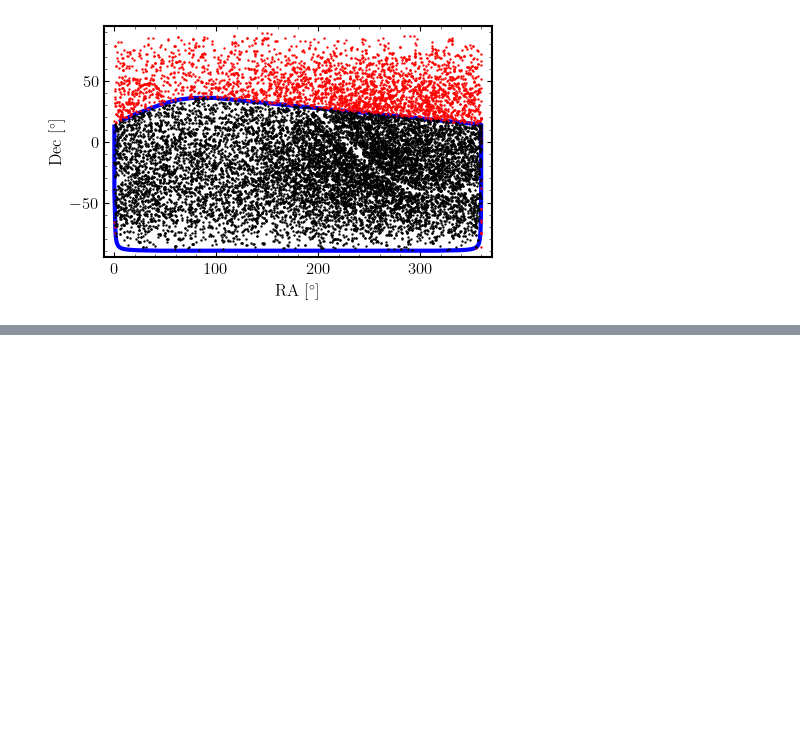
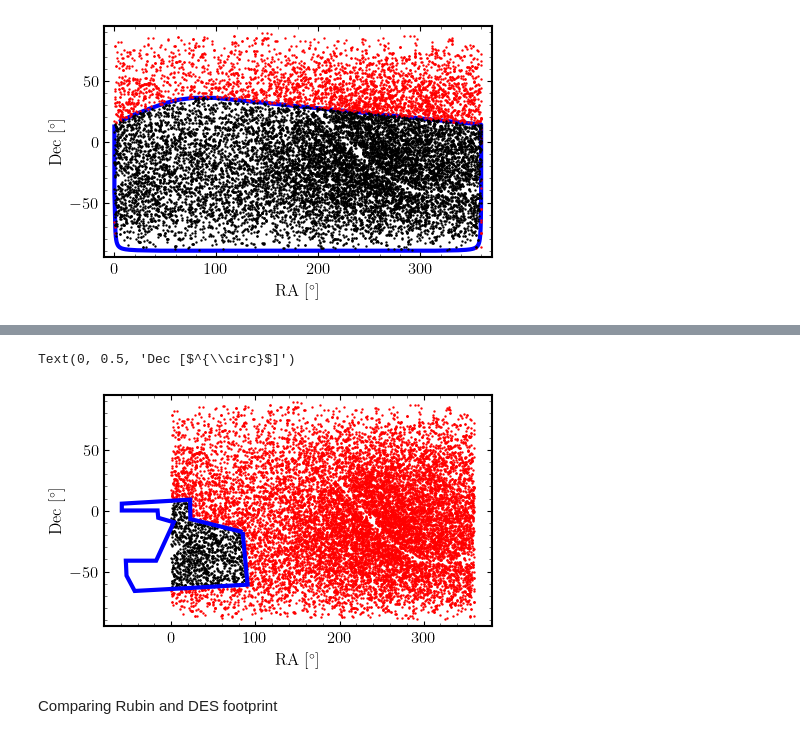
Before and after one commit to dc-broo3/oceanus, a Jupyter notebook: analysis/DES-stream-data.ipynb, the cells around one changed output, grey strips where cells are left out. Drawn from its saved outputs; the diff is of its cells as text; code cells hidden in the pictures; blank space fills up the shorter version.

```diff
--- a/analysis/DES-stream-data.ipynb
+++ b/analysis/DES-stream-data.ipynb
@@ -934,0 +979,22 @@ mollweide_ax.add_patch(outline_patch_lb)
+# %%
+# tank_radec_array = np.array([
+#     (-84.8, -17.5), (-90.7, -60.8),
+#     (-36.0, -63.0), (43.5, -66.0),
+#     (53.2, -53.4), (54.0, -41.1),
+#     (18.0, -41.1), (-3.0, -9.5),
+#     (15.5, -5.8), (16.3, 0.2),
+#     (58.8, 0.2), (58.8, 5.8),
+#     (-22.4, 9.1), (-22.7, -6.8),
+#     (-84.8, -17.5),])
+
+# tank_radec_array[:,0] = -tank_radec_array[:,0]
+# np.savetxt('DES_ra_dec_footprint_approx',tank_radec_array)
+
+tank_radec_array = np.loadtxt('DES_ra_dec_footprint_approx')*u.deg
+# tank_radec_array[:,0] += 180*u.deg
+
+DES_radec_path = Path(tank_radec_array)
+DES_radec_patch = patches.PathPatch(DES_radec_path, facecolor='none', edgecolor='b', lw=3)
+
+des_mask = DES_radec_path.contains_points(radec_streams)
+des_streams = shifted_ra_dec_streams[des_mask]
@@ -934,0 +1018,20 @@ mollweide_ax.add_patch(outline_patch_lb)
+# %%
+fig, ax = plt.subplots(figsize=(5,3))
+
+
+
+plt.scatter(shifted_ra_dec_streams[~des_mask][:,0] , radec_streams[~des_mask][:,1], marker='.', c='r', s=2)
+plt.scatter(des_streams[:,0], des_streams[:,1], marker='.', c='k', s=2)
+
+ax.add_patch(DES_radec_patch)
+
+# ax.set_xlim(-10,370)
+ax.set_ylim(-95,95)
+
+ax.set_xlabel('RA [$^{\circ}$]')
+ax.set_ylabel('Dec [$^{\circ}$]')
+# %% [output]
+Text(0, 0.5, 'Dec [$^{\\circ}$]')
+[figure, added]
+# %% [markdown]
+Comparing Rubin and DES footprint
```
Also changed, not shown: parts of 11 cells of this notebook, 1 other file.
